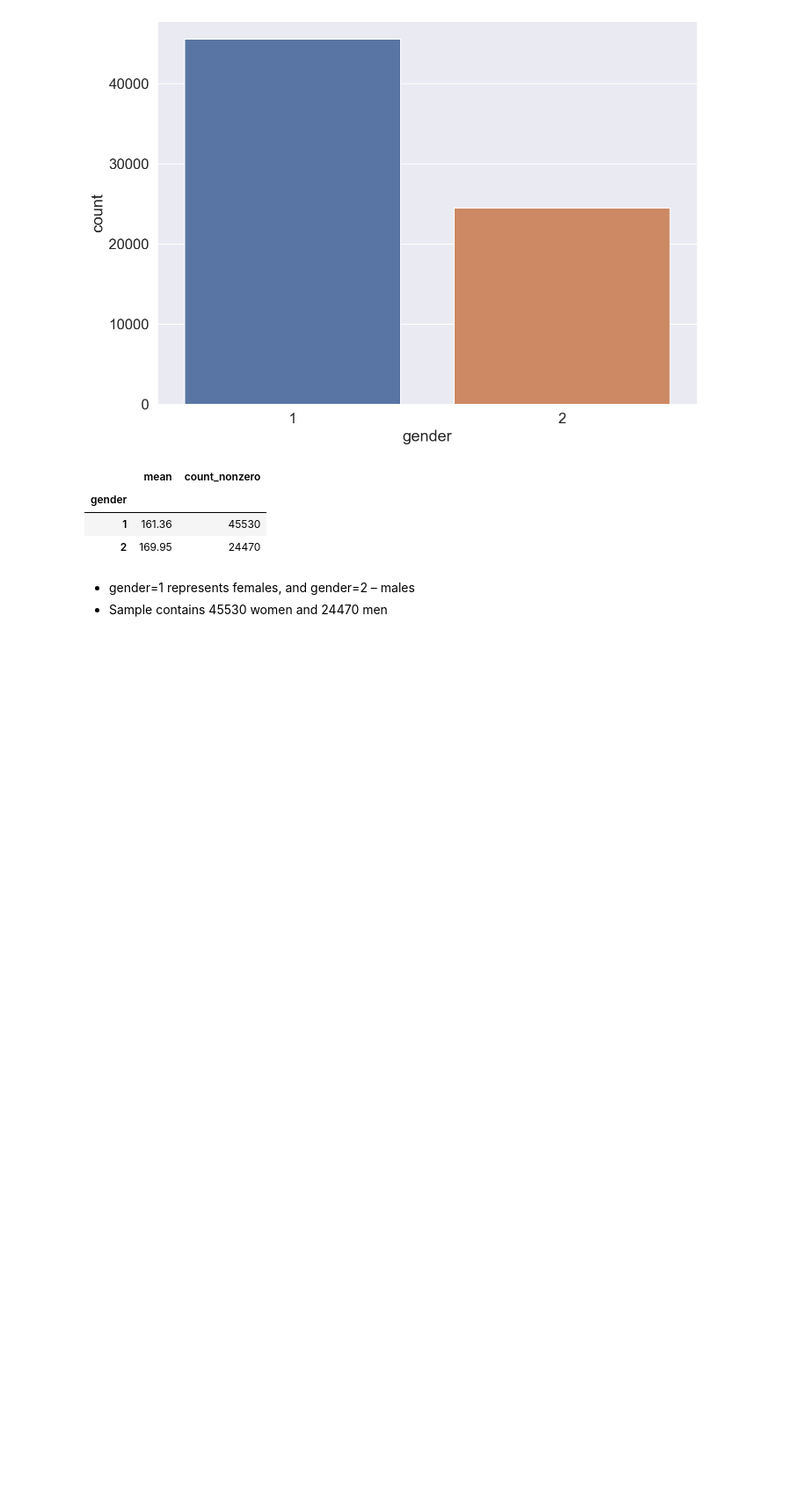
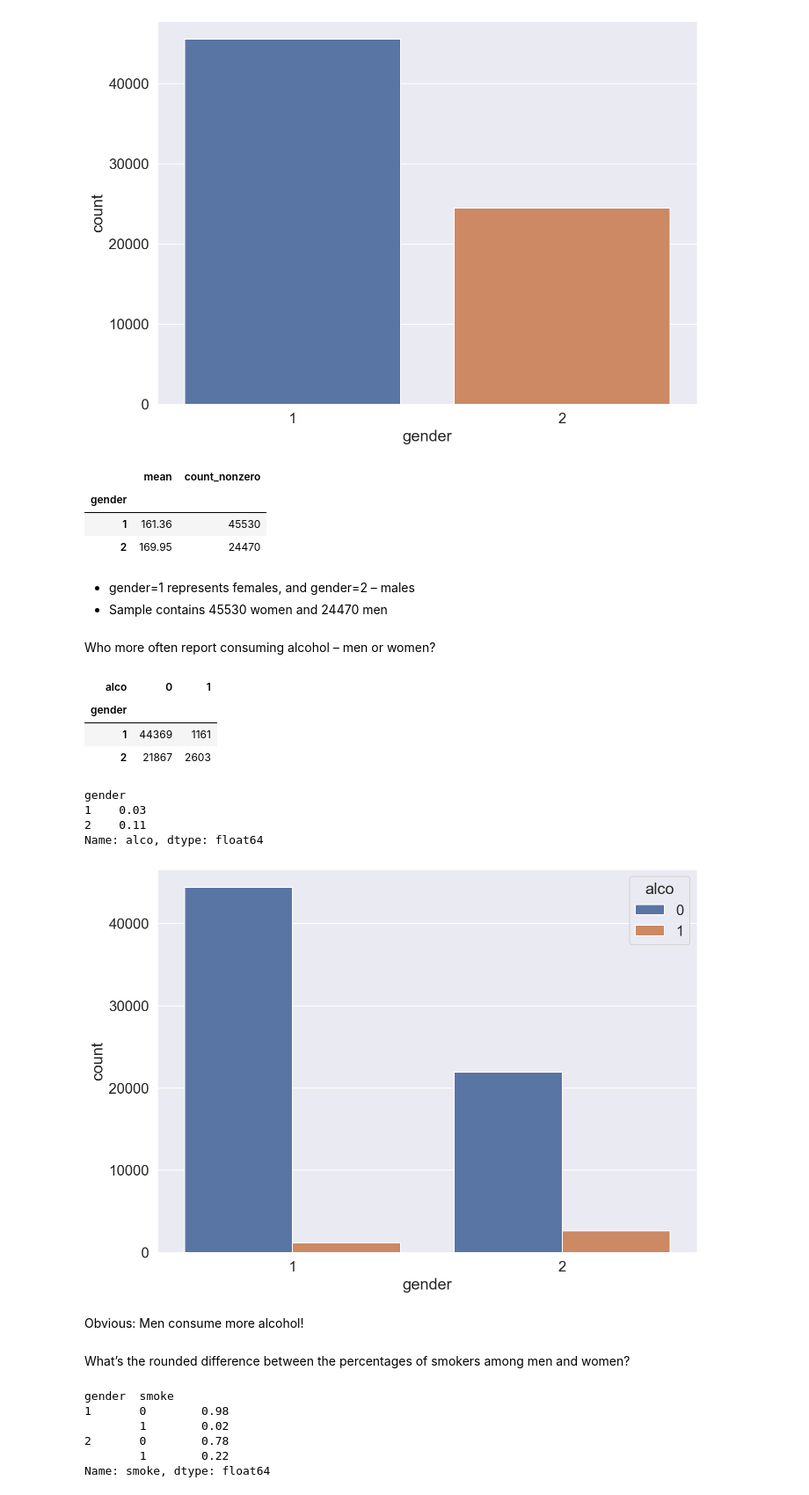
Before and after one commit to Rahul-YYC/data-science-machine-learning, a Jupyter notebook: DS-CardiovascularVisualization/cardiovascular_analysis.ipynb, the cells around one changed output. Shown at 88% size. Cells and saved outputs as stored; diff of their text form; code cells hidden in the pictures; blank space fills up the shorter version.

Commit message:
Added Percentage of Smokers

```diff
--- a/DS-CardiovascularVisualization/cardiovascular_analysis.ipynb
+++ b/DS-CardiovascularVisualization/cardiovascular_analysis.ipynb
@@ -150,3 +150,38 @@ df.groupby(["gender"])["height"].agg([np.mean, np.count_nonzero])
 # %% [markdown]
 * gender=1 represents females, and gender=2 – males
 * Sample contains 45530 women and 24470 men
+# %% [markdown]
+Who more often report consuming alcohol – men or women?
+# %%
+pd.crosstab(df["gender"], df["alco"])
+# %% [output]
+| alco | 0 | 1 |
+| gender |  |  |
+| 1 | 44369 | 1161 |
+| 2 | 21867 | 2603 |
+# %%
+df.groupby("gender")["alco"].mean()
+# %% [output]
+gender
+1    0.03
+2    0.11
+Name: alco, dtype: float64
+# %%
+sns.countplot(x="gender",
+                hue="alco",
+                data=df);
+# %% [output]
+[figure, added]
+# %% [markdown]
+Obvious: Men consume more alcohol!
+# %% [markdown]
+What’s the rounded difference between the percentages of smokers among men and women?
+# %%
+df.groupby(["gender"])['smoke'].value_counts(normalize=True)
+# %% [output]
+gender  smoke
+1       0        0.98
+        1        0.02
+2       0        0.78
+        1        0.22
+Name: smoke, dtype: float64
```
Also changed, not shown: parts of 2 cells of this notebook.
